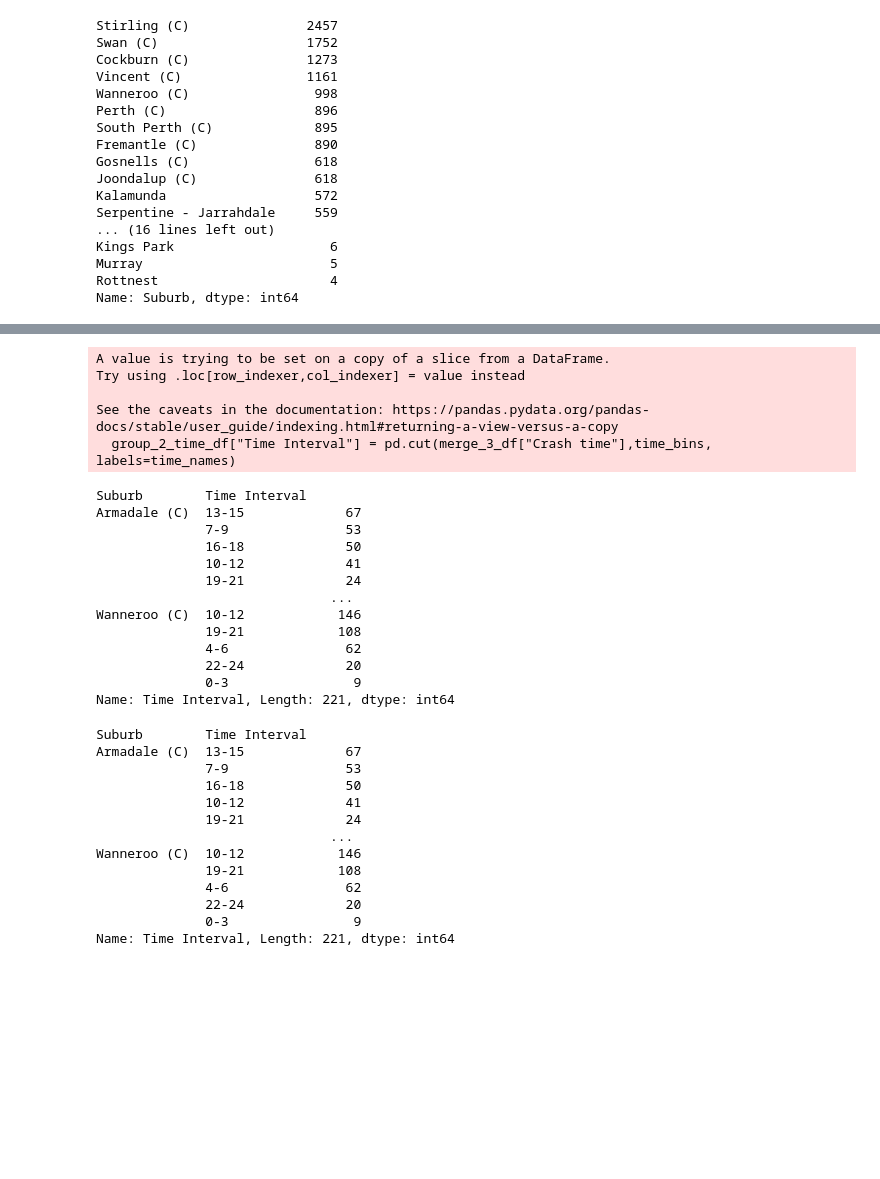
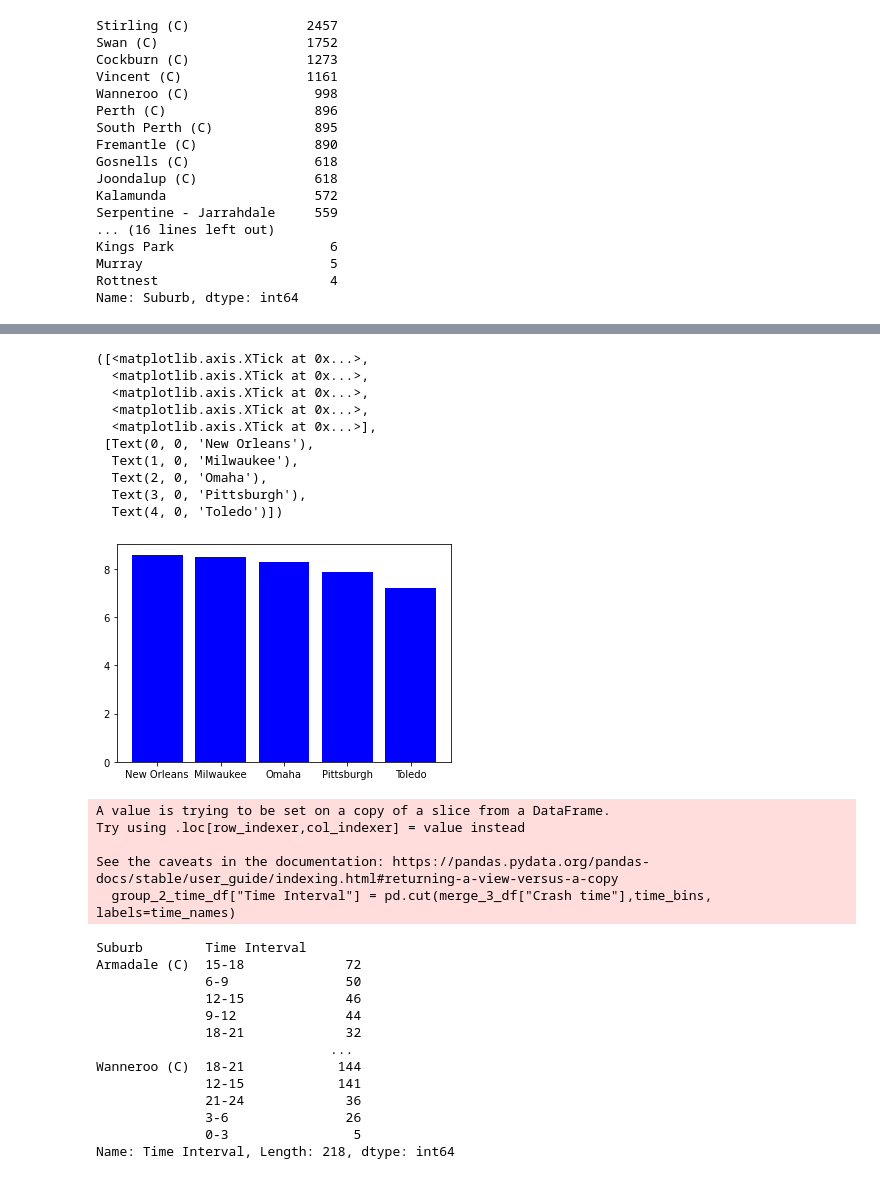
Before and after one commit to NZeinali/project_one, a Jupyter notebook: project_1.2.ipynb, the cells around one changed output, grey strips where cells are left out. Saved outputs shown, nothing was run; the diff lists cells and outputs as text; code cells hidden in the pictures; blank space fills up the shorter version.

```diff
--- a/project_1.2.ipynb
+++ b/project_1.2.ipynb
@@ -223,15 +237,36 @@ Name: Suburb, dtype: int64
+# %%
+ cities = ["New Orleans", "Milwaukee", "Omaha", "Pittsburgh", "Toledo"]
+bars_in_cities = [8.6, 8.5, 8.3, 7.9, 7.2]
+x_axis = np.arange(len(bars_in_cities))
+
+plt.bar(x_axis, bars_in_cities, color="b", align="center")
+
+tick_locations = [value for value in x_axis]
+plt.xticks(tick_locations, cities)
+# %% [output]
+([<matplotlib.axis.XTick at 0x...>,
+  <matplotlib.axis.XTick at 0x...>,
+  <matplotlib.axis.XTick at 0x...>,
+  <matplotlib.axis.XTick at 0x...>,
+  <matplotlib.axis.XTick at 0x...>],
+ [Text(0, 0, 'New Orleans'),
+  Text(1, 0, 'Milwaukee'),
+  Text(2, 0, 'Omaha'),
+  Text(3, 0, 'Pittsburgh'),
+  Text(4, 0, 'Toledo')])
+[figure, added]
 # %%
 #Suburb by time-interval
 
-time_bins = [0, 359, 659, 959, 1259, 1559, 1859, 2159, 2359]
-time_names = ["0-3", "4-6", "7-9", "10-12", "13-15", "16-18", "19-21", "22-24"]
+time_bins = [0, 259, 559, 859, 1159, 1459, 1759, 2059, 2359]
+time_names = ["0-3", "3-6", "6-9", "9-12", "12-15", "15-18", "18-21", "21-24"]
 
 group_2_time_df = metro_8_df
 group_2_time_df["Time Interval"] = pd.cut(merge_3_df["Crash time"],time_bins, labels=time_names)
 group_2_time_df
 
-group_3_time = group_2_time_df.groupby('Suburb')
-group_3_time["Time Interval"].value_counts()
+group_2_time = group_2_time_df.groupby('Suburb')
+group_2_time["Time Interval"].value_counts()
 # %% [output]
 A value is trying to be set on a copy of a slice from a DataFrame.
 Try using .loc[row_indexer,col_indexer] = value instead
@@ -239,32 +274,15 @@ Try using .loc[row_indexer,col_indexer] = value instead
 See the caveats in the documentation: https://pandas.pydata.org/pandas-docs/stable/user_guide/indexing.html#returning-a-view-versus-a-copy
   group_2_time_df["Time Interval"] = pd.cut(merge_3_df["Crash time"],time_bins, labels=time_names)
 Suburb        Time Interval
-Armadale (C)  13-15             67
-              7-9               53
-              16-18             50
-              10-12             41
-              19-21             24
+Armadale (C)  15-18             72
+              6-9               50
+              12-15             46
+              9-12              44
+              18-21             32
                               ...
-Wanneroo (C)  10-12            146
-              19-21            108
-              4-6               62
-              22-24             20
-              0-3                9
-Name: Time Interval, Length: 221, dtype: int64
+Wanneroo (C)  18-21            144
+              12-15            141
+              21-24             36
+              3-6               26
+              0-3                5
+Name: Time Interval, Length: 218, dtype: int64
-# %%
-group_3_time = group_2_time_df.groupby('Suburb')
-group_3_time["Time Interval"].value_counts()
-# %% [output]
-Suburb        Time Interval
-Armadale (C)  13-15             67
-              7-9               53
-              16-18             50
-              10-12             41
-              19-21             24
-                              ...
-Wanneroo (C)  10-12            146
-              19-21            108
-              4-6               62
-              22-24             20
-              0-3                9
-Name: Time Interval, Length: 221, dtype: int64
```
Also changed, not shown: parts of 13 cells of this notebook.
